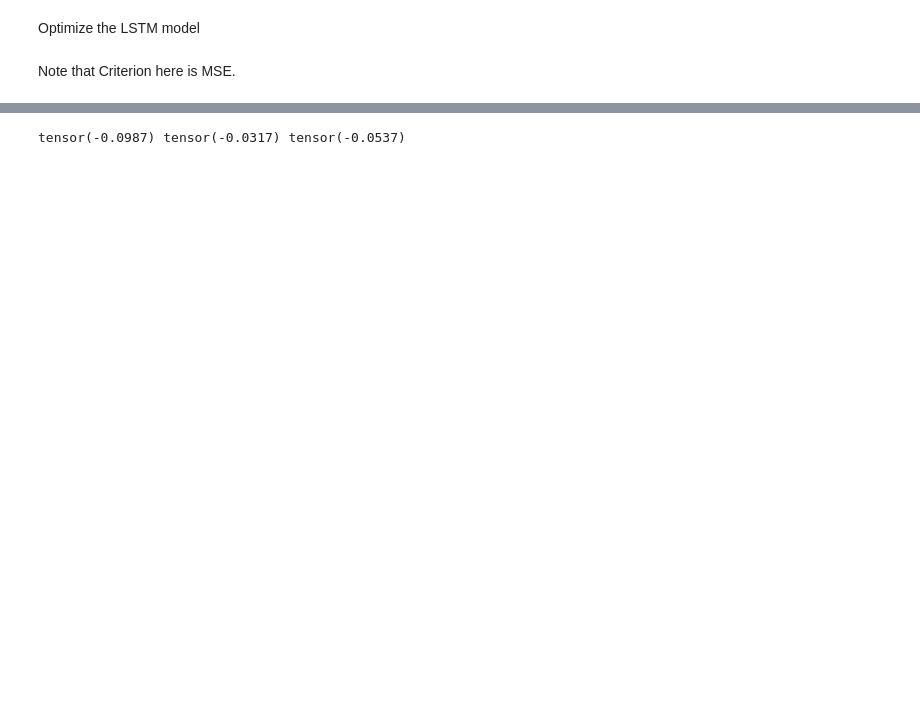
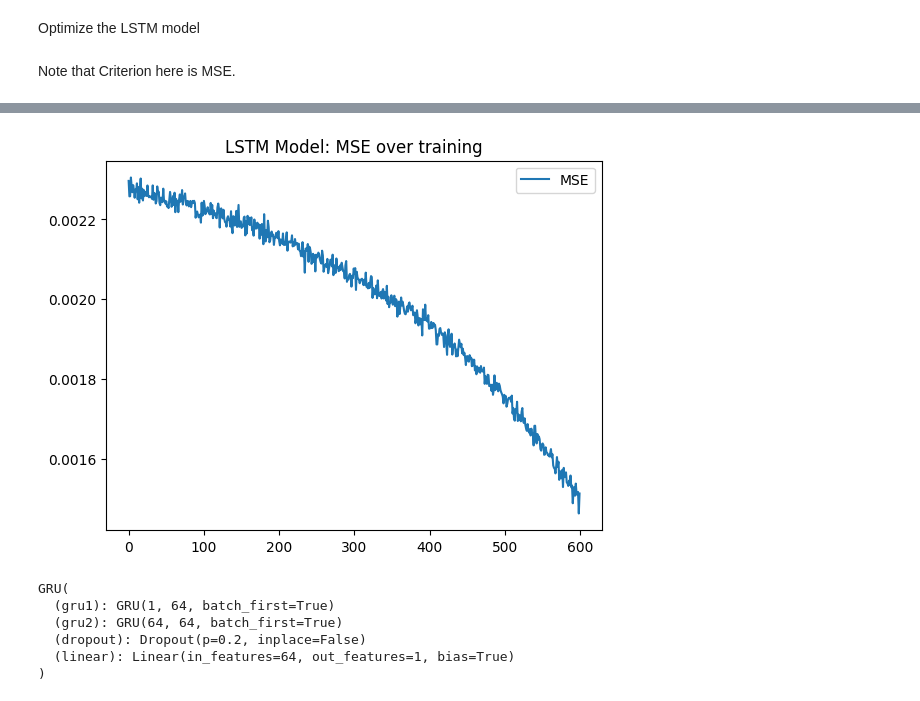
Before and after one commit to ducbadatcs/TrafficFlowPrediction, a Jupyter notebook: test_train.ipynb, the cells around one changed output, grey strips where cells are left out. Saved outputs shown, nothing was run; the diff lists cells and outputs as text; code cells hidden in the pictures; blank space fills up the shorter version.

Commit message:
updated training package

```diff
--- a/test_train.ipynb
+++ b/test_train.ipynb
@@ -184,9 +203,12 @@ Optimize the LSTM model
 # %% [markdown]
 Note that Criterion here is MSE.
 # %%
-optimizer = optim.AdamW(lstm.parameters(), lr=lr)
 
-mse_metric = criterion
+optimizer = optim.RMSprop(
+    lstm.parameters(), lr=1e-3, alpha=0.9, eps=1e-6
+)
+
+mse_metric = nn.MSELoss()
 mape_metric = MAPELoss()
 
 history = {'mse': [], 'val_mse': [], 'mape': [], 'val_mape': []}
@@ -215,6 +237,8 @@ for epoch in range(epochs):
 
     train_mse /= len(train_loader)
     train_mape /= len(train_loader)
+    history["mse"].append(train_mse)
+    history["mape"].append(train_mape)
 
     # validation
     lstm.eval()
@@ -224,14 +248,16 @@ for epoch in range(epochs):
         val_outputs = lstm(X_val_device)
         val_mse = mse_metric(val_outputs, y_val_device).item()
         val_mape = mape_metric(val_outputs, y_val_device).item()
+        history["val_mse"].append(val_mse)
+        history["val_mape"].append(val_mape)
 
-    history['mse'].append(train_mse)
-    history['val_mse'].append(val_mse)
-    history['mape'].append(train_mape)
-    history['val_mape'].append(val_mape)
+
+    # compute MAPE on denormalized values
+    # with torch.no_grad():
+
 
     if (epoch + 1) % 10 == 0:
         print(f'Epoch [{epoch+1}/{epochs}], '
-              f'Loss: {train_mse:.6f}, Val Loss: {val_mse:.6f}, '
+              f'MSE: {train_mse:.6f}, Val MSE: {val_mse:.6f}, '
               f'MAPE: {train_mape:.2f}%, Val MAPE: {val_mape:.2f}%')
 # %% [output]
@@ -255,11 +281,21 @@ Epoch [600/600], Loss: 0.002321, Val Loss: 0.002475, MAPE: 20161.15%, Val MAPE:
-# %%
-
-optimizer = optim.AdamW(lstm.parameters(), lr=0.001)
-lstm.to(device)
-
-epochs = 10
-for _ in range(epochs):
-    lstm.train()
+# %%
+from matplotlib import pyplot as plt
+
+# plot history
+
+# print(history)
+
+X_axis = np.arange(epochs)
+
+plt.title("LSTM Model: MSE over training")
+
+plt.plot(X_axis, history["mse"], label = "MSE")
+# plt.plot(X_axis, history["mape"], label = "MAPE")
+
+plt.legend()
+plt.show()
+# %% [output]
+[figure, added]
 # %%
 class GRU(nn.Module):
     def __init__(self, units: list[int], *args, **kwargs) -> None:
@@ -285,16 +321,11 @@ class GRU(nn.Module):
         return self.linear(x)
 
 gru = GRU([12, 64, 64, 1])
-gru(
-    torch.from_numpy(X_train).to(dtype=torch.float32)
-    )
-
-for epoch in range(10):
-    gru.train()
-
-with torch.no_grad():
-    out = gru(torch.from_numpy(X_train[:10]).float())
-
-print(out.min(), out.max(), out.mean())
+gru.to(device)
 # %% [output]
-tensor(-0.0987) tensor(-0.0317) tensor(-0.0537)
+GRU(
+  (gru1): GRU(1, 64, batch_first=True)
+  (gru2): GRU(64, 64, batch_first=True)
+  (dropout): Dropout(p=0.2, inplace=False)
+  (linear): Linear(in_features=64, out_features=1, bias=True)
+)
```
Also changed, not shown: parts of 5 cells of this notebook, 3 other files.
